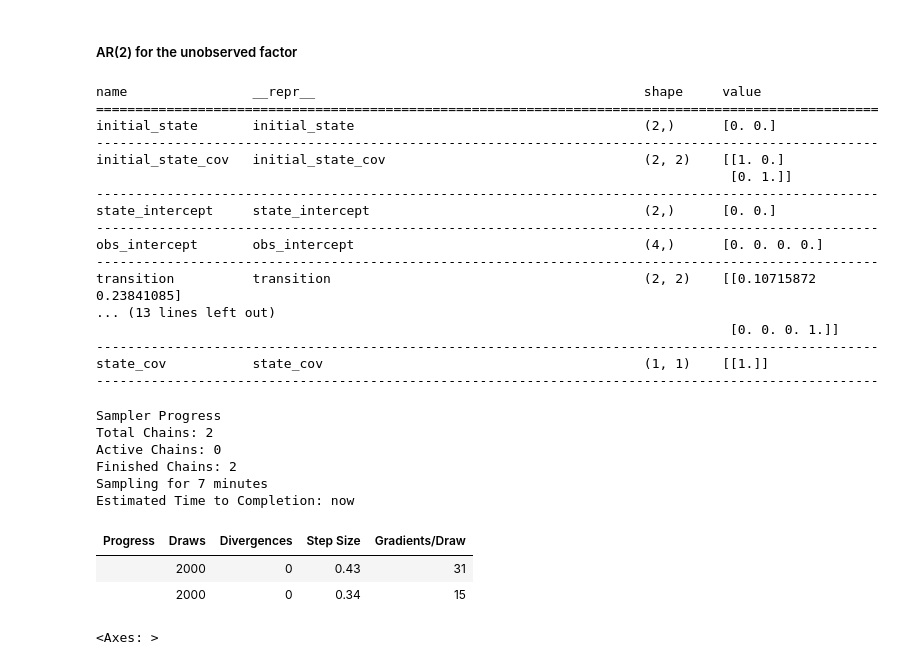
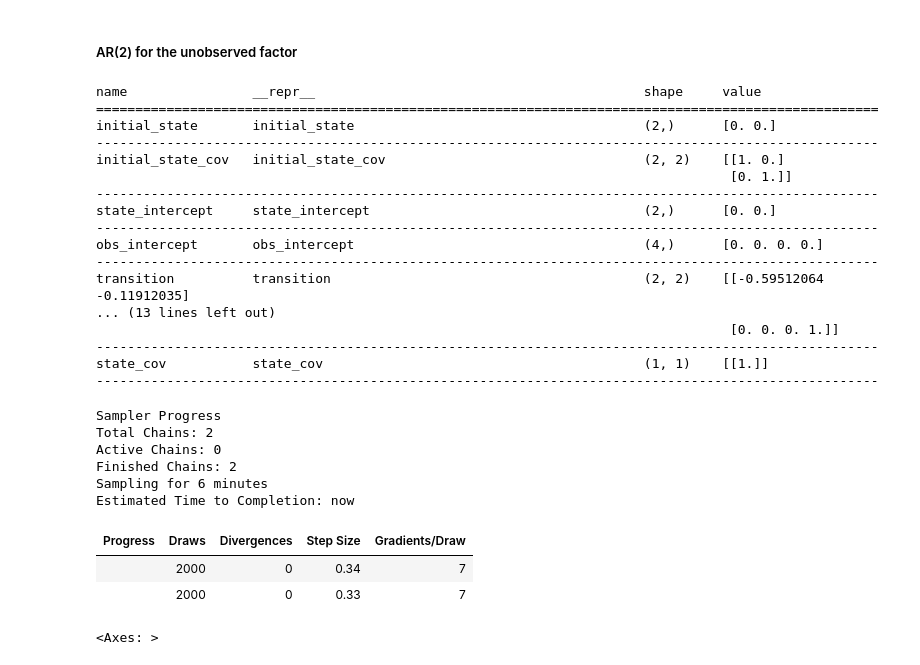
Before and after one commit to andreacate/GSoC2025_PyMC_extracode, a Jupyter notebook: PyMC_DFM_coincident2.ipynb, the cells around one changed output. Saved outputs shown, nothing was run; the diff lists cells and outputs as text; code cells hidden in the pictures.

```diff
--- a/PyMC_DFM_coincident2.ipynb
+++ b/PyMC_DFM_coincident2.ipynb
@@ -591,11 +591,6 @@ class DFM_dummy3(PyMCStateSpace):
         lambda_3 = self.make_and_register_variable("lambda_3", shape=())
         lambda_4 = self.make_and_register_variable("lambda_4", shape=())
 
-        # Observation noise std dev
-        sigma_y1 = self.make_and_register_variable("sigma_y1", shape=())
-        sigma_y2 = self.make_and_register_variable("sigma_y2", shape=())
-        sigma_y3 = self.make_and_register_variable("sigma_y3", shape=())
-        sigma_y4 = self.make_and_register_variable("sigma_y4", shape=())
 
         # AR(2) coefficients
         ar1 = self.make_and_register_variable("ar1", shape=())
@@ -633,7 +628,7 @@ class DFM_dummy3(PyMCStateSpace):
         self.ssm["state_cov", 0, 0] = sigma_x
 
         # Observation covariance R
-        obs_cov_matrix = pt.diag(pt.stack([sigma_y1, sigma_y2, sigma_y3, sigma_y4]))
+        obs_cov_matrix = pt.diag(np.ones(4, dtype=float))
         self.ssm["obs_cov", :, :] = obs_cov_matrix
 
         # Initial state and covariance
@@ -643,8 +638,7 @@ class DFM_dummy3(PyMCStateSpace):
     @property
     def param_names(self):
         return ["x0", "P0", "ar1", "ar2", "sigma_x",
-                "lambda_1", "lambda_2", "lambda_3", "lambda_4",
-                "sigma_y1", "sigma_y2", "sigma_y3", "sigma_y4"]
+                "lambda_1", "lambda_2", "lambda_3", "lambda_4"]
 # %%
 dfm = DFM_dummy3()
 
@@ -668,11 +662,6 @@ with pm.Model() as pymc_mod:
     # Latent factor innovation variance (state noise)
     sigma_x = pm.Deterministic("sigma_x", pt.constant(1.0, dtype=float))
 
-    # Observation noise variances
-    sigma_y1 = pm.Deterministic("sigma_y1", pt.constant(1.0, dtype=float))
-    sigma_y2 = pm.Deterministic("sigma_y2", pt.constant(1.0, dtype=float))
-    sigma_y3 = pm.Deterministic("sigma_y3", pt.constant(1.0, dtype=float))
-    sigma_y4 = pm.Deterministic("sigma_y4", pt.constant(1.0, dtype=float))
 
     # Build the symbolic state space graph
     dfm.build_statespace_graph(data=endog_np, mode="JAX")
@@ -690,7 +679,7 @@ state_intercept     state_intercept                                   (2,)
 ----------------------------------------------------------------------------------------------------
 obs_intercept       obs_intercept                                     (4,)      [0. 0. 0. 0.]
 ----------------------------------------------------------------------------------------------------
-transition          transition                                        (2, 2)    [[0.10715872 0.23841085]
+transition          transition                                        (2, 2)    [[-0.59512064 -0.11912035]
 ... (13 lines left out)
                                                                                  [0. 0. 0. 1.]]
 ----------------------------------------------------------------------------------------------------
@@ -707,41 +696,36 @@ with pm.Model() as pymc_mod:
     # Factor loadings (set to constants)
     lambda_1 = pm.Normal("lambda_1", sigma=1.0, shape=())
     lambda_2 = pm.Normal("lambda_2", sigma=1.0, shape=())
     lambda_3 = pm.Normal("lambda_3", sigma=1.0, shape=())
     lambda_4 = pm.Normal("lambda_4", sigma=1.0, shape=())
 
     # AR(2) coefficients for factor dynamics
     ar1 = pm.Normal("ar1", sigma=0.5, shape=())  # First lag
     ar2 = pm.Normal("ar2", sigma=0.5, shape=())  # Second lag
 
 
     # Latent factor innovation variance (state noise)
     sigma_x = pm.Deterministic("sigma_x", pt.constant(1.0, dtype=float))
 
-    # Observation noise variances
-    sigma_y1 = pm.Deterministic("sigma_y1", pt.constant(1.0, dtype=float))
-    sigma_y2 = pm.Deterministic("sigma_y2", pt.constant(1.0, dtype=float))
-    sigma_y3 = pm.Deterministic("sigma_y3", pt.constant(1.0, dtype=float))
-    sigma_y4 = pm.Deterministic("sigma_y4", pt.constant(1.0, dtype=float))
 
     # Build the symbolic state space graph
     dfm.build_statespace_graph(data=endog_np, mode="JAX")
     idata = pm.sample(
         draws=1000,
         chains=2,
         nuts_sampler="nutpie",
         nuts_sampler_kwargs={"backend": "jax", "gradient_backend": "jax"},
     )
 # %% [output]
 Sampler Progress
 Total Chains: 2
 Active Chains: 0
 Finished Chains: 2
-Sampling for 7 minutes
+Sampling for 6 minutes
 Estimated Time to Completion: now
 | Progress | Draws | Divergences | Step Size | Gradients/Draw |
-|  | 2000 | 0 | 0.43 | 31 |
-|  | 2000 | 0 | 0.34 | 15 |
+|  | 2000 | 0 | 0.34 | 7 |
+|  | 2000 | 0 | 0.33 | 7 |
 # %%
 az.plot_energy(idata)
 # %% [output]
```
Also changed, not shown: parts of 26 cells of this notebook, 2 other files.
